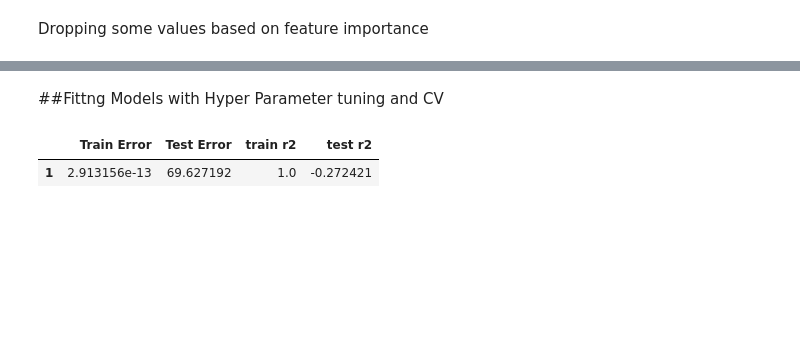
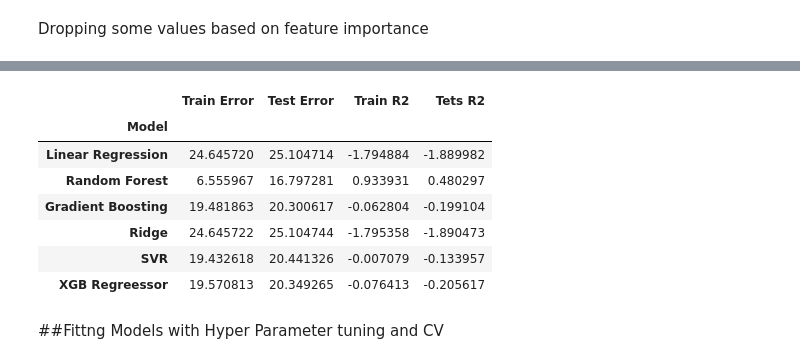
Before and after one commit to Shubhankitsirvaiya/Appliance-Energy-Prediction, a Jupyter notebook: Capstone_Project_Regression.ipynb, the cells around one changed output, grey strips where cells are left out. Cells and saved outputs as stored; diff of their text form; code cells hidden in the pictures; blank space fills up the shorter version.

```diff
--- a/Capstone_Project_Regression.ipynb
+++ b/Capstone_Project_Regression.ipynb
@@ -519,0 +495,3 @@ simple_model(XGBRegressor)
+# %%
+eval_data()
+# %% [output]
@@ -520,3 +499,11 @@ simple_model(XGBRegressor)
+|  | Train Error | Test Error | Train R2 | Tets R2 |
+| Model |  |  |  |  |
+| Linear Regression | 24.645720 | 25.104714 | -1.794884 | -1.889982 |
+| Random Forest | 6.555967 | 16.797281 | 0.933931 | 0.480297 |
+| Gradient Boosting | 19.481863 | 20.300617 | -0.062804 | -0.199104 |
+| Ridge | 24.645722 | 25.104744 | -1.795358 | -1.890473 |
+| SVR | 19.432618 | 20.441326 | -0.007079 | -0.133957 |
+| XGB Regreessor | 19.570813 | 20.349265 | -0.076413 | -0.205617 |
 # %% [markdown]
 ##Fittng Models with Hyper Parameter tuning and CV
 # %%
@@ -555,14 +547,2 @@ def tuned_model(Model,params):
 
   return df_res
-# %%
-param_grid = {
-        "n_estimators"      : [10,20,30],
-        "max_features"      : ["auto", "sqrt", "log2"],
-        "min_samples_split" : [2,4,8],
-        "bootstrap": [True, False],
-        }
-
-tuned_model(RandomForestRegressor,param_grid)
-# %% [output]
-|  | Train Error | Test Error | train r2 | test r2 |
-| 1 | 2.913156e-13 | 69.627192 | 1.0 | -0.272421 |
```
Also changed, not shown: parts of 36 cells of this notebook.
